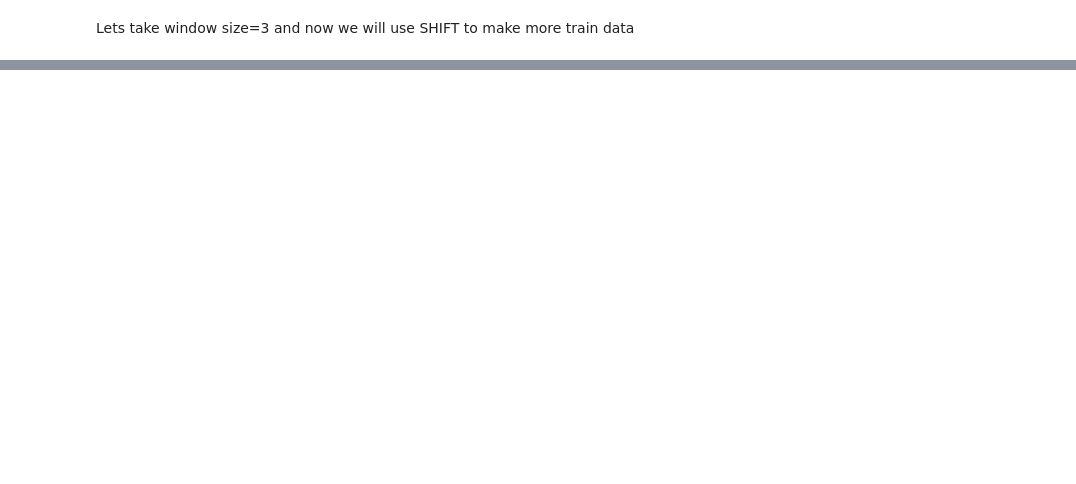
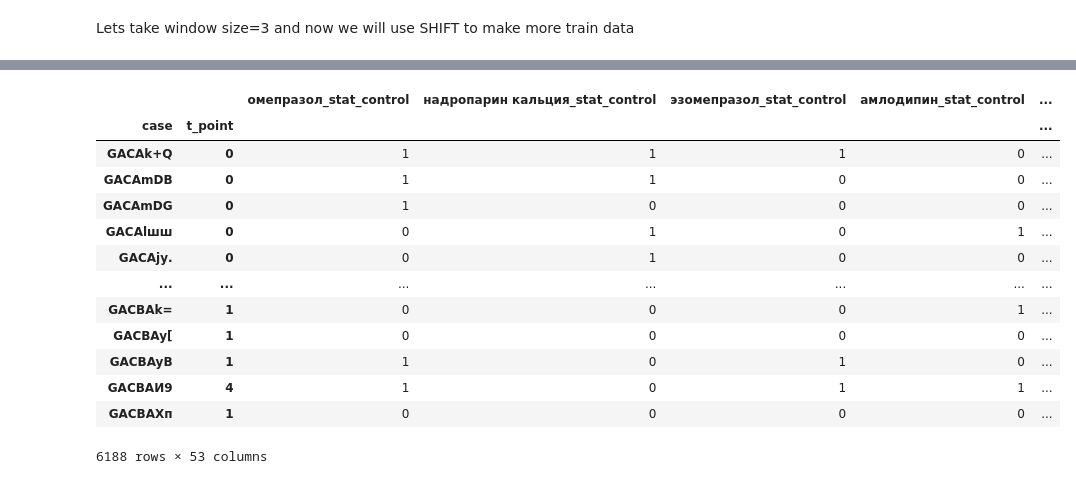
Before and after one commit to geniusserg/CovidPredict, a Jupyter notebook: fedot.ipynb, the cells around one changed output, grey strips where cells are left out. Saved outputs shown, nothing was run; the diff lists cells and outputs as text; code cells hidden in the pictures; blank space fills up the shorter version.

```diff
--- a/fedot.ipynb
+++ b/fedot.ipynb
@@ -165,0 +150,17 @@ array([3.67e+01, 2.45e+00, 2.13e+01, 9.30e+01, 2.40e+01, 6.50e+00,
+# %%
+df
+# %% [output]
+|  |  | омепразол_stat_control | надропарин кальция_stat_control | эзомепразол_stat_control | амлодипин_stat_control | ... |
+| case | t_point |  |  |  |  | ... |
+| GACAk+Q | 0 | 1 | 1 | 1 | 0 | ... |
+| GACAmDB | 0 | 1 | 1 | 0 | 0 | ... |
+| GACAmDG | 0 | 1 | 0 | 0 | 0 | ... |
+| GACAlшш | 0 | 0 | 1 | 0 | 1 | ... |
+| GACAjу. | 0 | 0 | 1 | 0 | 0 | ... |
+| ... | ... | ... | ... | ... | ... | ... |
+| GACBAk= | 1 | 0 | 0 | 0 | 1 | ... |
+| GACBAy[ | 1 | 0 | 0 | 0 | 0 | ... |
+| GACBAyВ | 1 | 1 | 0 | 1 | 0 | ... |
+| GACBAИ9 | 4 | 1 | 0 | 1 | 1 | ... |
+| GACBAХп | 1 | 0 | 0 | 0 | 0 | ... |
+6188 rows × 53 columns
```
Also changed, not shown: parts of 19 cells of this notebook, 6 other files.
